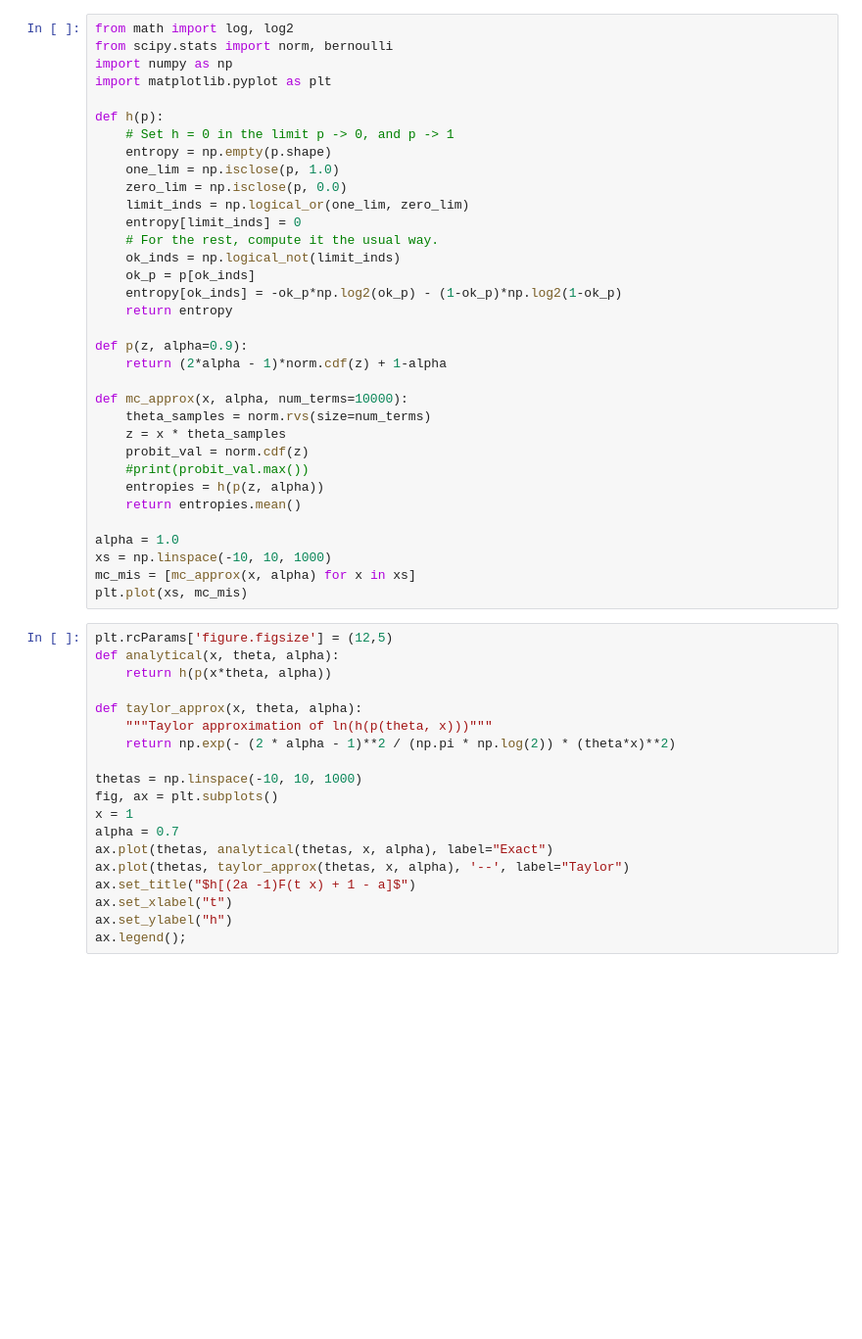
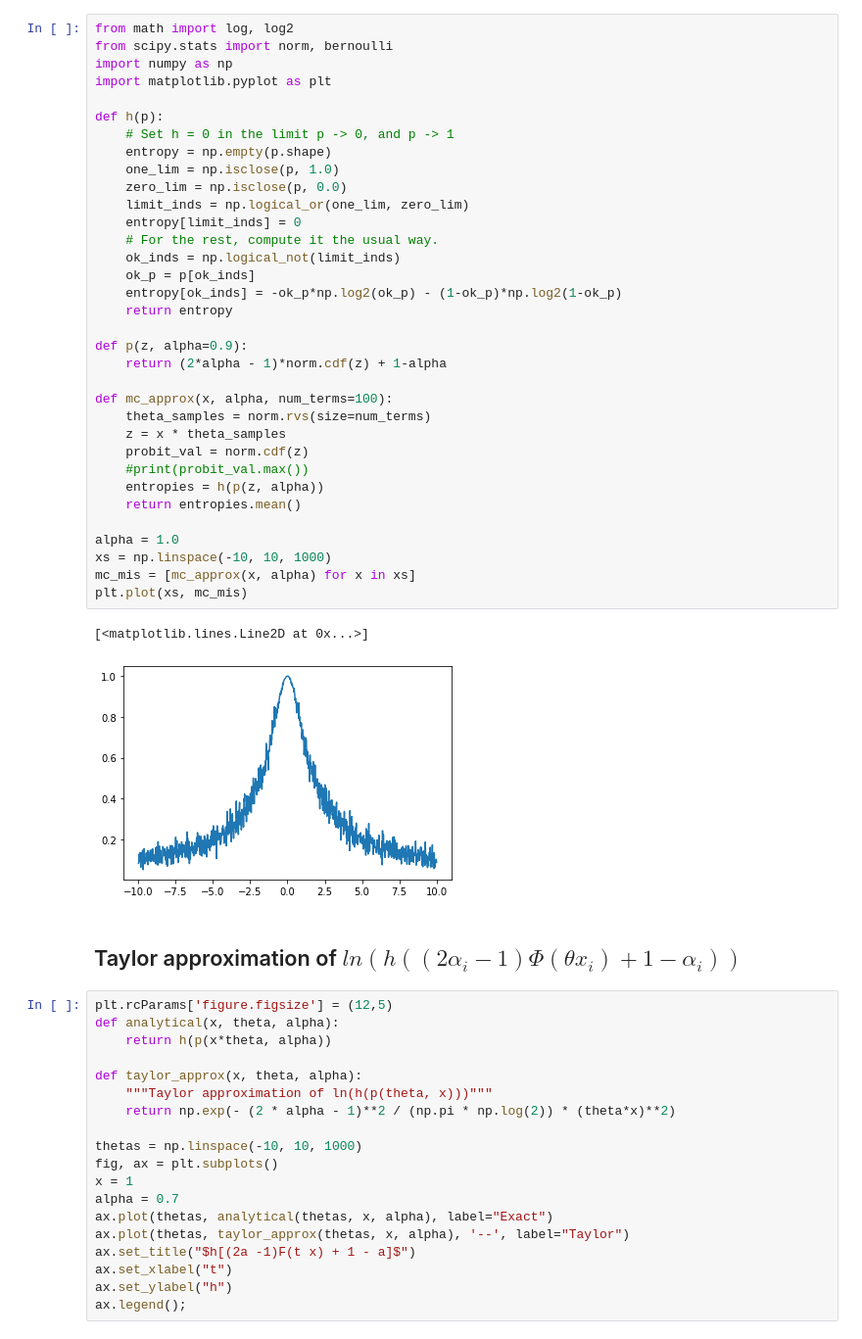
Before and after one commit to jackonelli/mi_annot, a Jupyter notebook: nb/taylor_approximations_probit.ipynb, the cells around one changed output. Shown at 98% size. Drawn from its saved outputs; the diff is of its cells as text; blank space fills up the shorter version.

Commit message:
Fixed bug in Taylor approx

```diff
--- a/nb/taylor_approximations_probit.ipynb
+++ b/nb/taylor_approximations_probit.ipynb
@@ -4,34 +4,39 @@ from scipy.stats import norm, bernoulli
 import numpy as np
 import matplotlib.pyplot as plt
 
 def h(p):
     # Set h = 0 in the limit p -> 0, and p -> 1
     entropy = np.empty(p.shape)
     one_lim = np.isclose(p, 1.0)
     zero_lim = np.isclose(p, 0.0)
     limit_inds = np.logical_or(one_lim, zero_lim)
     entropy[limit_inds] = 0
     # For the rest, compute it the usual way.
     ok_inds = np.logical_not(limit_inds)
     ok_p = p[ok_inds]
     entropy[ok_inds] = -ok_p*np.log2(ok_p) - (1-ok_p)*np.log2(1-ok_p)
     return entropy
 
 def p(z, alpha=0.9):
     return (2*alpha - 1)*norm.cdf(z) + 1-alpha
 
-def mc_approx(x, alpha, num_terms=10000):
+def mc_approx(x, alpha, num_terms=100):
     theta_samples = norm.rvs(size=num_terms)
     z = x * theta_samples
     probit_val = norm.cdf(z)
     #print(probit_val.max())
     entropies = h(p(z, alpha))
     return entropies.mean()
 
 alpha = 1.0
 xs = np.linspace(-10, 10, 1000)
 mc_mis = [mc_approx(x, alpha) for x in xs]
 plt.plot(xs, mc_mis)
+# %% [output]
+[<matplotlib.lines.Line2D at 0x...>]
+[figure, added]
+# %% [markdown]
+## Taylor approximation of $ln(h((2\alpha_i - 1)\Phi(\theta x_i) + 1 - \alpha_i))$
 # %%
 plt.rcParams['figure.figsize'] = (12,5)
 def analytical(x, theta, alpha):
```
Also changed, not shown: parts of 2 cells of this notebook, 5 other files.
